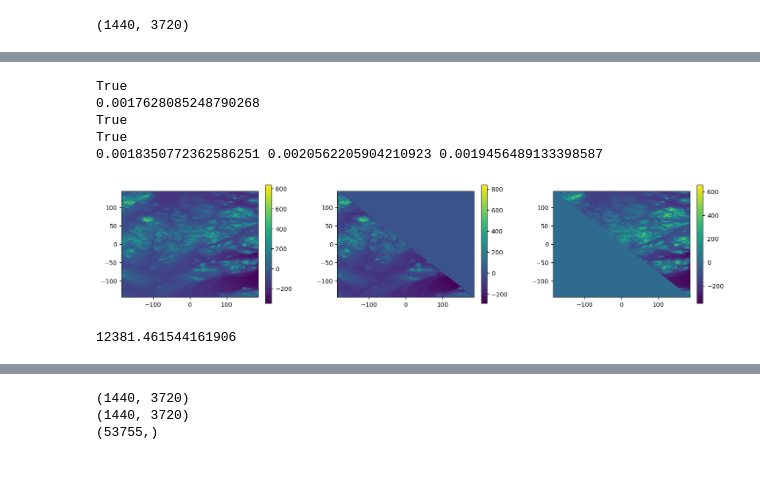
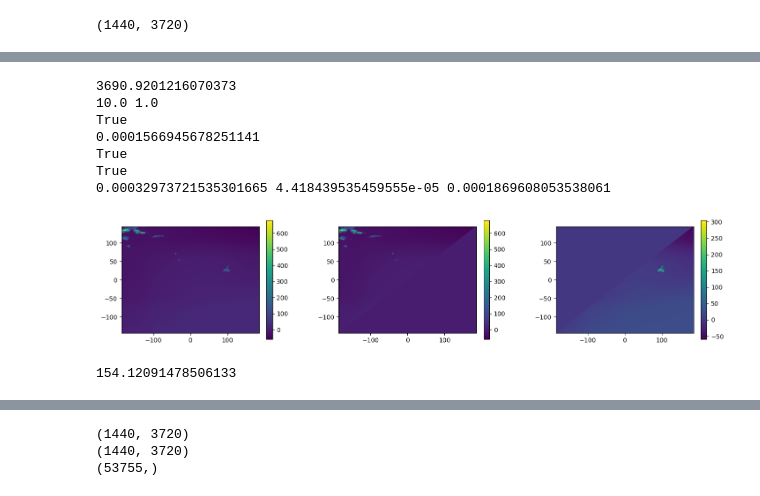
Before and after one commit to ray-chew/pyCSAM, a Jupyter notebook: notebooks/orog_delaunay.ipynb, the cells around one changed output, grey strips where cells are left out. Drawn from its saved outputs; the diff is of its cells as text; code cells hidden in the pictures.

```diff
--- a/notebooks/orog_delaunay.ipynb
+++ b/notebooks/orog_delaunay.ipynb
@@ -234,6 +234,7 @@ def get_lat_lon_segments(lat_verts, lon_verts, cell, topo):
     cell.lon = topo.lon[lon_min : lon_max]
 
     cell.topo = topo.topo[lat_min:lat_max, lon_min:lon_max]
+    cell.topo -= cell.topo.mean()
     cell.mask = cell.mask[lat_min:lat_max, lon_min:lon_max]
 
     cell.gen_mgrids()
@@ -362,8 +385,21 @@ computing idx: 5
 # %%
-ampls = np.fft.fft2(cell.topo - cell.topo.mean())
+importlib.reload(physics)
+
+cell0 = all_cells[0]
+cell1 = all_cells[1]
+
+from scipy.ndimage.filters import gaussian_filter
+topo_blur = gaussian_filter(cell.topo - cell.topo.mean(), sigma=0)
+# topo_blur = cell.topo - cell.topo.mean()
+
+# topo_test = cell0.analysis.recon + cell1.analysis.recon
+# ampls = np.fft.fft2(topo_test)
+
+# ampls = np.fft.fft2(cell.topo - cell.topo.mean())
+ampls = np.fft.fft2(topo_blur)
 ampls = np.abs(ampls) / cell.topo.size
-freqs = np.copy(ampls)
-# print(ampls.sum())
+
+print(ampls.sum())
 ampls = ampls.reshape(-1,)[1:]
 
 wlat = np.diff(cell.lat).max()
@@ -378,41 +414,42 @@ kkg, llg = np.meshgrid(kks, lls)
 analysis = var.analysis()
 analysis.wlat = wlat
 analysis.wlon = wlon
 analysis.ampls = ampls
 analysis.kks = kkg.reshape(-1,)[1:] #/ kkg.size
 analysis.lls = llg.reshape(-1,)[1:] #/ llg.size
 
-ideal = physics.ideal_pmf()
+ideal = physics.ideal_pmf(U=10.0, V=1.0)
+
+print(ideal.U, ideal.V)
 
 uw_ref = ideal.compute_uw_pmf(analysis)
 print(uw_ref)
 
 uw0 = ideal.compute_uw_pmf(all_cells[0].analysis) #* all_cells[0].topo_m.size
 uw1 = ideal.compute_uw_pmf(all_cells[1].analysis) #* all_cells[1].topo_m.size
 
 uw01 = 0.5 * (uw0 + uw1) #/ all_cells[0].topo.size
 print(uw0, uw1, uw01)
 
-
-cell0 = all_cells[0]
-cell1 = all_cells[1]
-
 fs = (18,5)
 fig, axs = plt.subplots(1,3, figsize=fs)
 fig_obj = plotter.fig_obj(fig, fobj.nhar_i, fobj.nhar_j)
-axs[0] = fig_obj.phys_panel(axs[0], cell.topo)
+# axs[0] = fig_obj.phys_panel(axs[0], cell.topo)
+axs[0] = fig_obj.phys_panel(axs[0], topo_blur)
 axs[1] = fig_obj.phys_panel(axs[1], cell.topo * cell0.mask)
 axs[2] = fig_obj.phys_panel(axs[2], cell.topo * cell1.mask)
 # axs[2] = fig_obj.freq_panel(axs[2], np.fft.fftshift(freqs), nhi=cell.topo.shape[1], nhj=cell.topo.shape[0])
 plt.show()
 
 print(freqs.sum())
 # %% [output]
+3690.9201216070373
+10.0 1.0
 True
-0.0017628085248790268
+0.0001566945678251141
 True
 True
-0.0018350772362586251 0.0020562205904210923 0.0019456489133398587
+0.00032973721535301665 4.418439535459555e-05 0.0001869608053538061
-[figure, old version]
+[figure, new version]
-12381.461544161906
+154.12091478506133
 # %%
```
Also changed, not shown: parts of 2 cells of this notebook, 2 other files.
